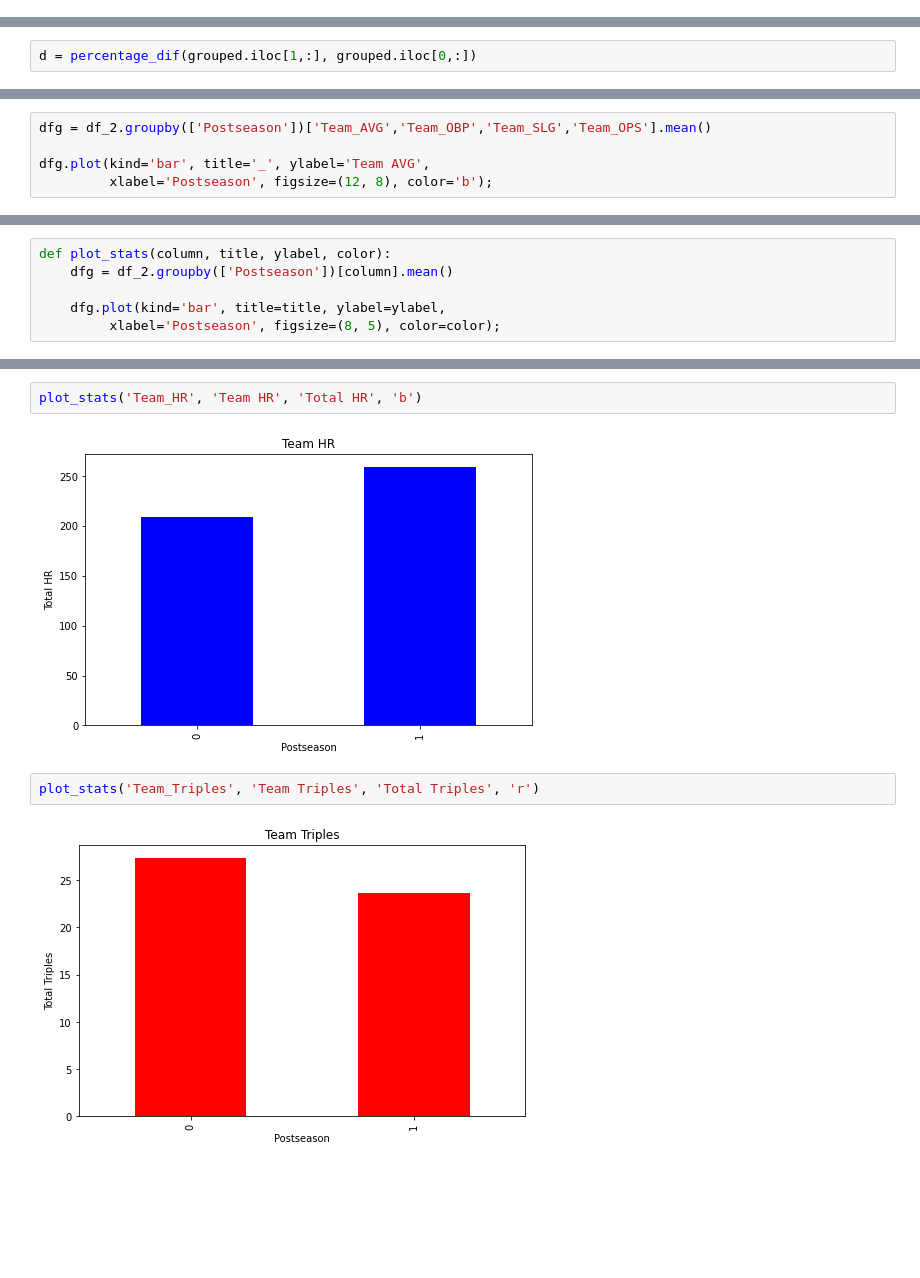
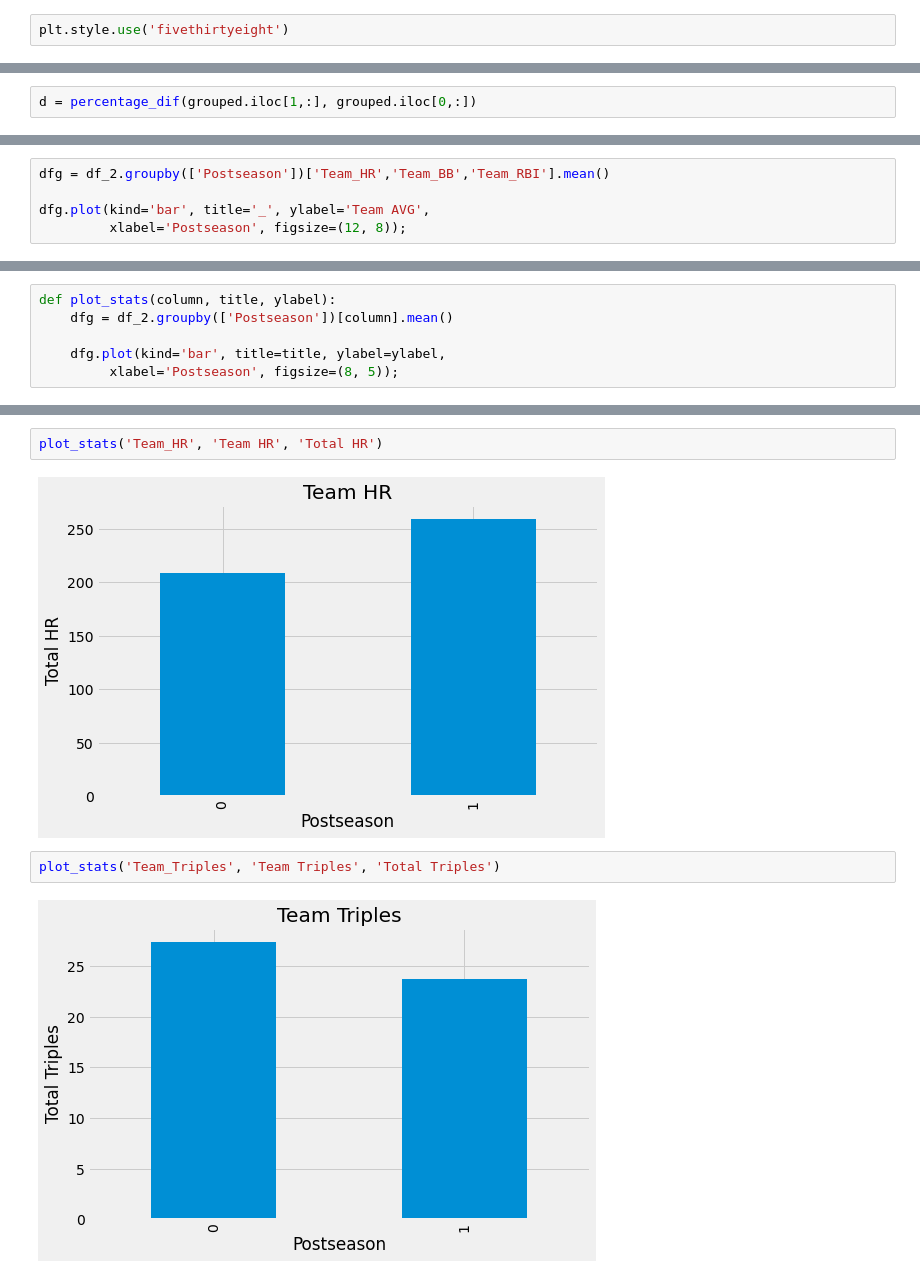
Before and after one commit to jmg0144/mlb-analysis, a Jupyter notebook: MLB-Analysis.ipynb, the cells around one changed output, grey strips where cells are left out. Saved outputs shown, nothing was run; the diff lists cells and outputs as text; blank space fills up the shorter version.

```diff
--- a/MLB-Analysis.ipynb
+++ b/MLB-Analysis.ipynb
@@ -120,3 +135,5 @@ df_2.head()
+# %%
+plt.style.use('fivethirtyeight')
 # %%
 for i in df_2.columns:
     plt.hist(df_2[i])
@@ -199,6 +218,6 @@ pandas.core.series.Series
 # %%
-dfg = df_2.groupby(['Postseason'])['Team_AVG','Team_OBP','Team_SLG','Team_OPS'].mean()
+dfg = df_2.groupby(['Postseason'])['Team_HR','Team_BB','Team_RBI'].mean()
 
 dfg.plot(kind='bar', title='_', ylabel='Team AVG',
-         xlabel='Postseason', figsize=(12, 8), color='b');
+         xlabel='Postseason', figsize=(12, 8));
 # %% [output]
@@ -206,7 +225,7 @@ dfg.plot(kind='bar', title='_', ylabel='Team AVG',
 # %%
-def plot_stats(column, title, ylabel, color):
+def plot_stats(column, title, ylabel):
     dfg = df_2.groupby(['Postseason'])[column].mean()
 
     dfg.plot(kind='bar', title=title, ylabel=ylabel,
-         xlabel='Postseason', figsize=(8, 5), color=color);
+         xlabel='Postseason', figsize=(8, 5));
 # %%
@@ -216,8 +235,8 @@ plot_stats('Team_BB', 'Team BB', 'Total BB', 'g')
 # %%
-plot_stats('Team_HR', 'Team HR', 'Total HR', 'b')
+plot_stats('Team_HR', 'Team HR', 'Total HR')
 # %% [output]
-[figure, old version]
+[figure, new version]
 # %%
-plot_stats('Team_Triples', 'Team Triples', 'Total Triples', 'r')
+plot_stats('Team_Triples', 'Team Triples', 'Total Triples')
 # %% [output]
-[figure, old version]
+[figure, new version]
```
Also changed, not shown: parts of 10 cells of this notebook.
